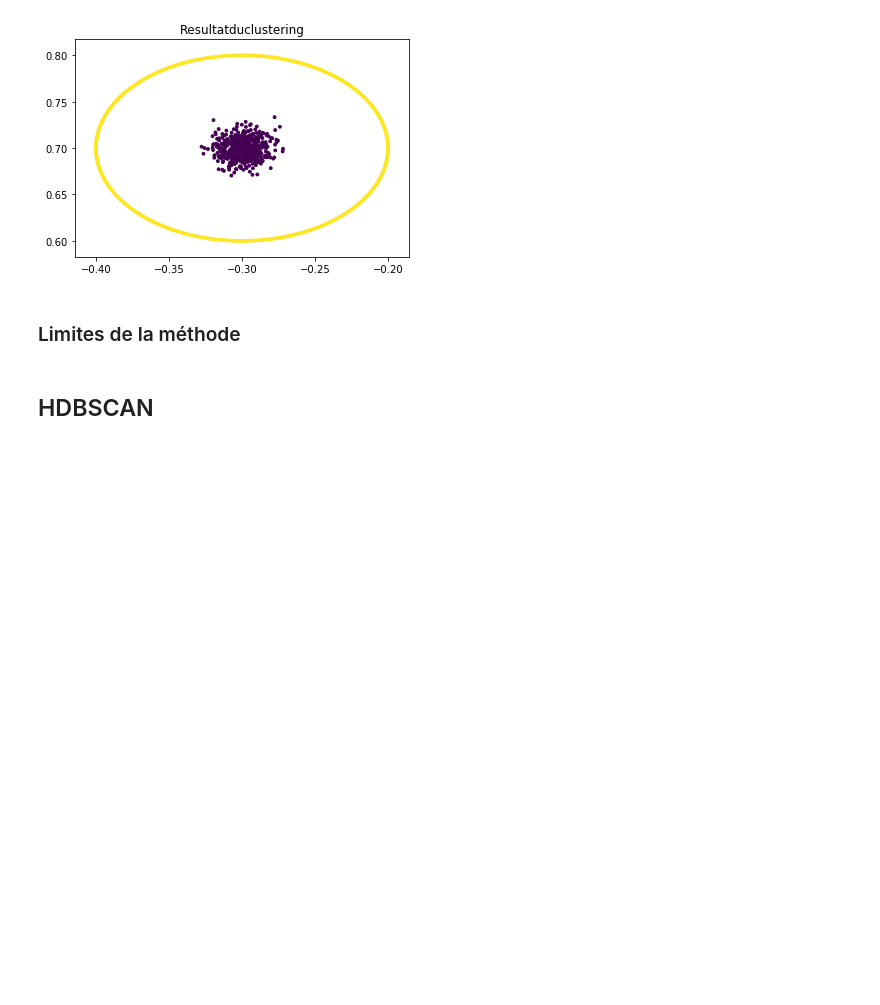
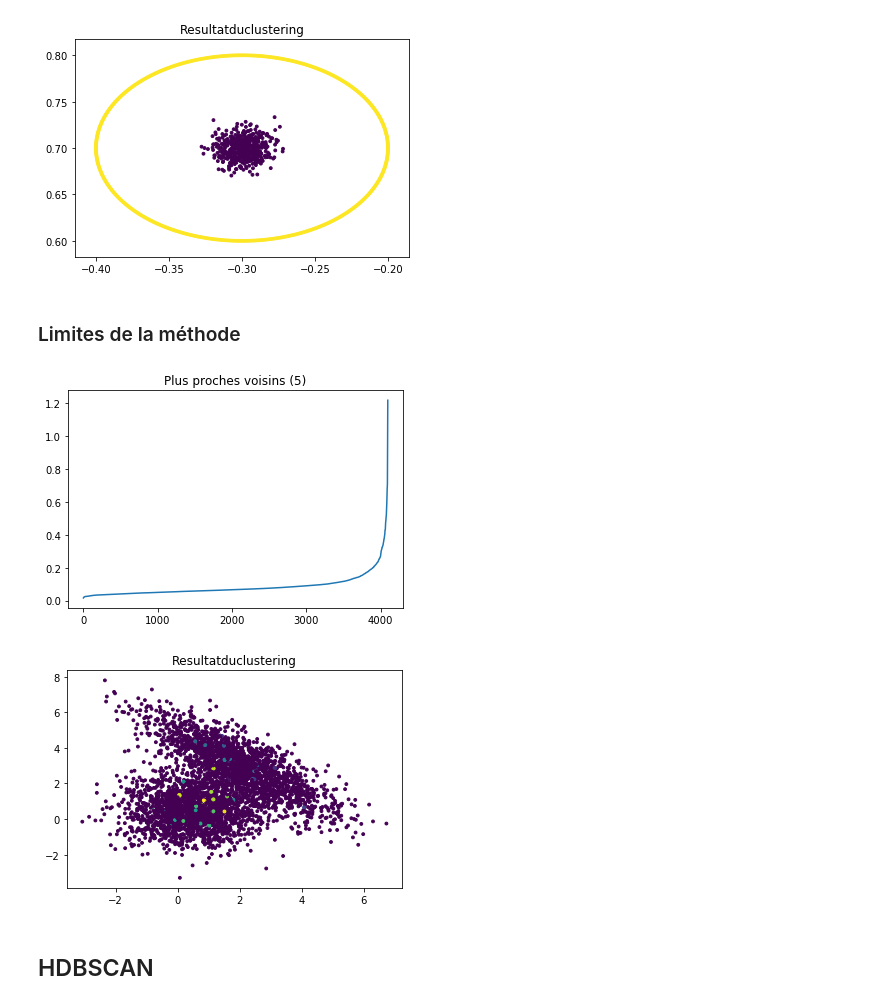
Before and after one commit to martemr/TP_clustering, a Jupyter notebook: TP_Clustering_Partie_1.ipynb, the cells around one changed output. Drawn from its saved outputs; the diff is of its cells as text; code cells hidden in the pictures; blank space fills up the shorter version.

Commit message:
DBSCAN fini

```diff
--- a/TP_Clustering_Partie_1.ipynb
+++ b/TP_Clustering_Partie_1.ipynb
@@ -687,5 +680,35 @@ plt.show()
 [figure]
 # %% [markdown]
 ### Limites de la méthode
+# %%
+# On choisit epsilon
+datanp=data_as_np("./artificial/engytime.arff")
+# Distances k plus proches voisins
+# Donnees dans X
+X = datanp
+k=5
+neigh=NearestNeighbors(n_neighbors=k)
+neigh.fit(X)
+distances,indices=neigh.kneighbors(X)
+#retirer le point "origine"
+newDistances = np.asarray([np.average(distances[i][1:])for i in range(0,distances.shape[0])])
+trie=np.sort(newDistances)
+plt.title("Plus proches voisins (5)")
+plt.plot(trie);
+plt.show()
+
+
+# Affichage données
+f0 = [f[0] for f in datanp]
+f1 = [f[1] for f in datanp]
+
+#Affichage clustering
+model = DBSCAN(eps=0.02, min_samples=3).fit(datanp)
+plt.scatter(f0,f1,c=model.labels_,s=8)
+plt.title("Resultatduclustering")
+plt.show()
+# %% [output]
+[figure, added]
+[figure, added]
 # %% [markdown]
 ## HDBSCAN
```
Also changed, not shown: parts of 5 cells of this notebook.
